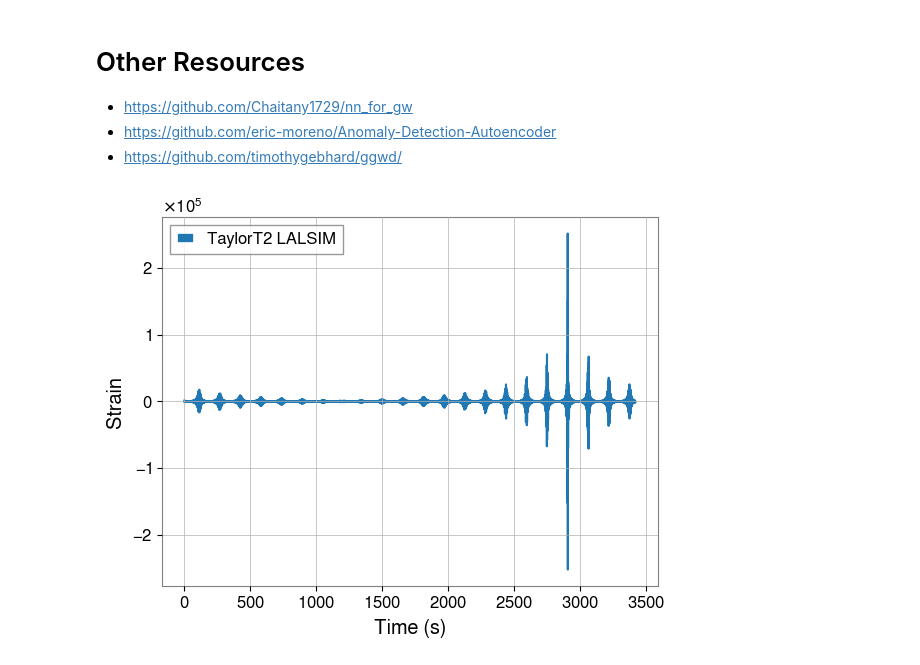
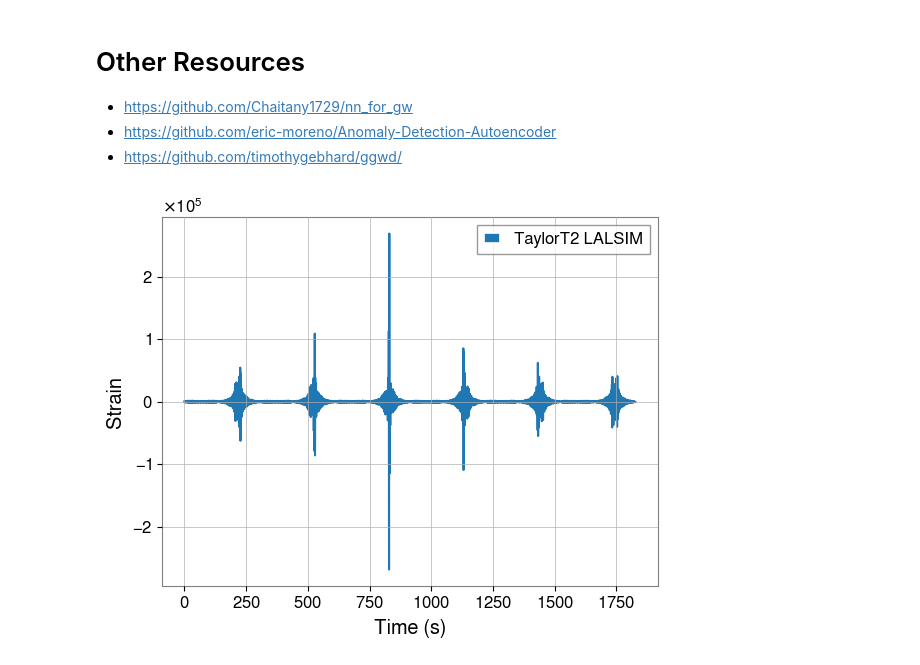
Before and after one commit to brettonsimpson/group-4-final-project-phys-139, a Jupyter notebook: theta (9).ipynb, the cells around one changed output. Saved outputs shown, nothing was run; the diff lists cells and outputs as text; code cells hidden in the pictures.

```diff
--- a/theta (9).ipynb
+++ b/theta (9).ipynb
@@ -119,7 +119,7 @@ import h5py
 # LIGO-specific readligo.py
 import readligo as rl
 # %%
-fn_H1 = 'H-H1_GWOSC_O3b_4KHZ_R1-1256697856-4096.hdf5'
+fn_H1 = '/home/brett/Downloads/H-H1_GWOSC_O3b_4KHZ_R1-1256697856-4096.hdf5'
 strain_H1, time_H1, chan_dict_H1 = rl.loaddata(fn_H1, 'H1')
 
 fs = 4096
@@ -207,7 +207,7 @@ NFFT = 1*fs
 lalsim_data = [[], []]
 
 if __name__=='__main__':
-    approxs = [lalsimulation.SEOBNRv4, lalsimulation.TaylorT2, lalsimulation.SEOBNRv4_ROM_NRTidalv2_NSBH]
+    approxs = [lalsimulation.SEOBNRv4, lalsimulation.TaylorT2]#, lalsimulation.SEOBNRv4_ROM_NRTidalv2_NSBH]
     parentWV = wv.CompactBinaryCoalescenceGenerator()
 
     for i in [0, 1]:
@@ -244,15 +244,15 @@ def preprocessing(data, dt, t0):
     strain_L1_shift = np.roll(whitened_SEOBNRv4,int(shift))
     return strain_L1_shift
 # %%
-x = lalsim_data[0][9][0]
+x = lalsim_data[0][10][0]
 x = preprocessing(x, x.dt.value, x.t0.value)
 plt.plot(range(len(x)), x, label=labels[1]+" LALSIM") #solve the time issue
 plt.ylabel('Strain')
 plt.xlabel('Time (s)')
 plt.legend()
 plt.show()
 # %% [output]
-[figure, old version]
+[figure, new version]
 # %%
 def h_tilde(f, i):
     idx = i  # Waveform index
```
Also changed, not shown: parts of 15 cells of this notebook, 1 other file.
